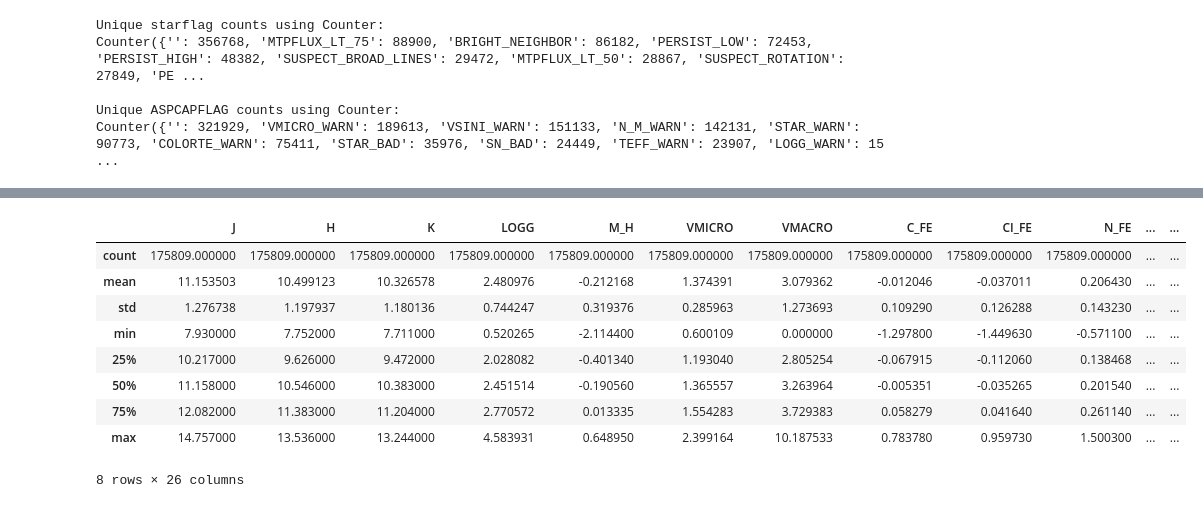
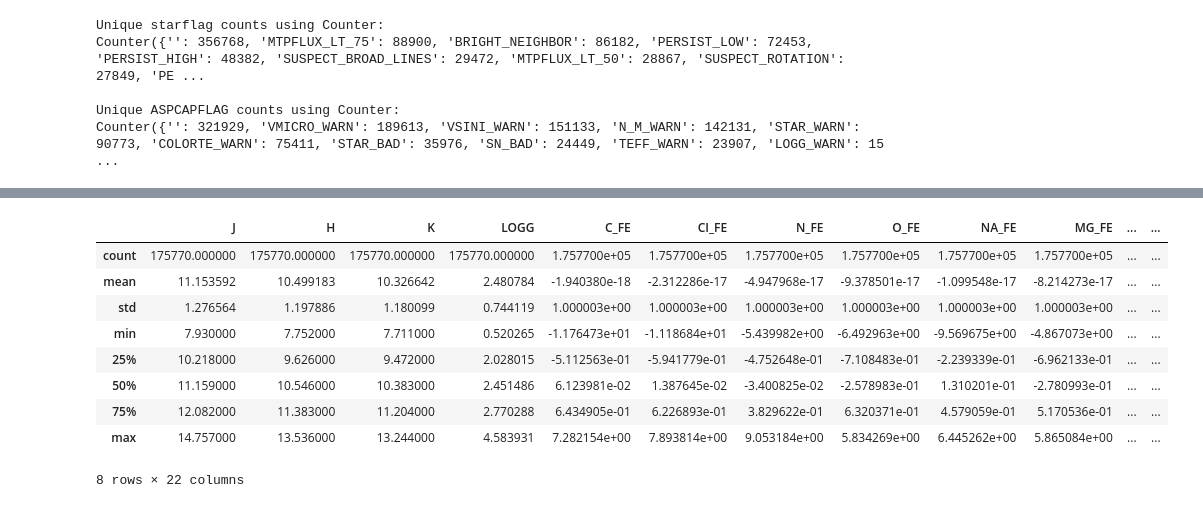
Before and after one commit to astrodeepnet/students-project-2024, a Jupyter notebook: notebooks/s2/Resample.ipynb, the cells around one changed output, grey strips where cells are left out. Drawn from its saved outputs; the diff is of its cells as text; code cells hidden in the pictures.

```diff
--- a/notebooks/s2/Resample.ipynb
+++ b/notebooks/s2/Resample.ipynb
@@ -29,7 +30,7 @@ df_merged = pd.merge(df_classes, df, left_on='apogee_id', right_on='APOGEE_ID',
 # %%
 variable_selection = ['apogee_id', "J", "H", "K","LOGG", "M_H", "VMICRO", "VMACRO", "VSINI", 'C_FE', 'CI_FE', 'N_FE', 'O_FE', 'NA_FE', 'MG_FE', 'AL_FE', 'SI_FE', 'S_FE', 'K_FE', 'CA_FE',
     'TI_FE', 'TIII_FE', 'V_FE', 'CR_FE', 'MN_FE', 'CO_FE', 'NI_FE', 'CE_FE', 'FE_H',
-    'class_spectral', 'class_lum_logg', 'class_lum_jhk', 'class_lum_bins_logg', 'class_lum_bins_jhk', 'STARFLAGS',"ASPCAPFLAGS"]
+    'class_spectral', 'class_lum_logg', 'class_lum_jhk', 'class_lum_bins_logg', 'class_lum_bins_jhk', 'STARFLAGS',"ASPCAPFLAGS", "TEFF"]
 # %%
 sample = df_merged[variable_selection]
 # %%
@@ -65,7 +63,7 @@ Unique ASPCAPFLAG counts using Counter:
 Counter({'': 321929, 'VMICRO_WARN': 189613, 'VSINI_WARN': 151133, 'N_M_WARN': 142131, 'STAR_WARN': 90773, 'COLORTE_WARN': 75411, 'STAR_BAD': 35976, 'SN_BAD': 24449, 'TEFF_WARN': 23907, 'LOGG_WARN': 15 ...
 # %%
 # Define the flags that, if present, should cause the row to be dropped
-to_delete_flags = ['LOW_SNR', 'STAR_BAD', "CHI2_BAD", "LOGG_BAD", "TEFF_BAD", "BRIGHT_NEIGHBOR", "MTPFLUX_LT_75", "PERSIST_LOW", "PERSIST_HIGH", "PERSIST_MED", "SUSPECT_ROTATION", "VMICRO_WARN",
+to_delete_flags = ['LOW_SNR', 'STAR_BAD', "CHI2_BAD", "LOGG_BAD", "TEFF_BAD", "BRIGHT_NEIGHBOR", "MTPFLUX_LT_75", "PERSIST_LOW", "PERSIST_HIGH", "PERSIST_MED", "SUSPECT_ROTATION", "VMICRO_WARN", 'SUSPECT_BROAD_LINES', 'PERSIST_JUMP_NEG'
                    ]
 
 to_delete_aspcap = ['VMICRO_WARN', 'N_M_WARN', 'VSINI_WARN', 'TEFF_WARN', 'STAR_WARN', 'C_M_WARN', 'COLORTE_WARN', 'LOGG_WARN', 'VMICRO_BAD', 'SN_BAD', 'ROTATION_WARN', 'C_M_BAD', 'VSINI_BAD', 'CHI2_WARN', 'ALPHA_M_WARN',
@@ -120,13 +165,13 @@ df_filtered = df_filtered[mask_aspcap]
 # %%
-df_filtered.describe()
+sample_standard_partial.describe()
 # %% [output]
-|  | J | H | K | LOGG | M_H | VMICRO | VMACRO | C_FE | CI_FE | N_FE | ... | ... |
-| count | 175809.000000 | 175809.000000 | 175809.000000 | 175809.000000 | 175809.000000 | 175809.000000 | 175809.000000 | 175809.000000 | 175809.000000 | 175809.000000 | ... | ... |
-| mean | 11.153503 | 10.499123 | 10.326578 | 2.480976 | -0.212168 | 1.374391 | 3.079362 | -0.012046 | -0.037011 | 0.206430 | ... | ... |
-| std | 1.276738 | 1.197937 | 1.180136 | 0.744247 | 0.319376 | 0.285963 | 1.273693 | 0.109290 | 0.126288 | 0.143230 | ... | ... |
-| min | 7.930000 | 7.752000 | 7.711000 | 0.520265 | -2.114400 | 0.600109 | 0.000000 | -1.297800 | -1.449630 | -0.571100 | ... | ... |
-| 25% | 10.217000 | 9.626000 | 9.472000 | 2.028082 | -0.401340 | 1.193040 | 2.805254 | -0.067915 | -0.112060 | 0.138468 | ... | ... |
-| 50% | 11.158000 | 10.546000 | 10.383000 | 2.451514 | -0.190560 | 1.365557 | 3.263964 | -0.005351 | -0.035265 | 0.201540 | ... | ... |
-| 75% | 12.082000 | 11.383000 | 11.204000 | 2.770572 | 0.013335 | 1.554283 | 3.729383 | 0.058279 | 0.041640 | 0.261140 | ... | ... |
-| max | 14.757000 | 13.536000 | 13.244000 | 4.583931 | 0.648950 | 2.399164 | 10.187533 | 0.783780 | 0.959730 | 1.500300 | ... | ... |
+|  | J | H | K | LOGG | C_FE | CI_FE | N_FE | O_FE | NA_FE | MG_FE | ... | ... |
+| count | 175770.000000 | 175770.000000 | 175770.000000 | 175770.000000 | 1.757700e+05 | 1.757700e+05 | 1.757700e+05 | 1.757700e+05 | 1.757700e+05 | 1.757700e+05 | ... | ... |
+| mean | 11.153592 | 10.499183 | 10.326642 | 2.480784 | -1.940380e-18 | -2.312286e-17 | -4.947968e-17 | -9.378501e-17 | -1.099548e-17 | -8.214273e-17 | ... | ... |
+| std | 1.276564 | 1.197886 | 1.180099 | 0.744119 | 1.000003e+00 | 1.000003e+00 | 1.000003e+00 | 1.000003e+00 | 1.000003e+00 | 1.000003e+00 | ... | ... |
+| min | 7.930000 | 7.752000 | 7.711000 | 0.520265 | -1.176473e+01 | -1.118684e+01 | -5.439982e+00 | -6.492963e+00 | -9.569675e+00 | -4.867073e+00 | ... | ... |
+| 25% | 10.218000 | 9.626000 | 9.472000 | 2.028015 | -5.112563e-01 | -5.941779e-01 | -4.752648e-01 | -7.108483e-01 | -2.239339e-01 | -6.962133e-01 | ... | ... |
+| 50% | 11.159000 | 10.546000 | 10.383000 | 2.451486 | 6.123981e-02 | 1.387645e-02 | -3.400825e-02 | -2.578983e-01 | 1.310201e-01 | -2.780993e-01 | ... | ... |
+| 75% | 12.082000 | 11.383000 | 11.204000 | 2.770288 | 6.434905e-01 | 6.226893e-01 | 3.829622e-01 | 6.320371e-01 | 4.579059e-01 | 5.170536e-01 | ... | ... |
+| max | 14.757000 | 13.536000 | 13.244000 | 4.583931 | 7.282154e+00 | 7.893814e+00 | 9.053184e+00 | 5.834269e+00 | 6.445262e+00 | 5.865084e+00 | ... | ... |
-8 rows × 26 columns
+8 rows × 22 columns
```
Also changed, not shown: parts of 11 cells of this notebook.
